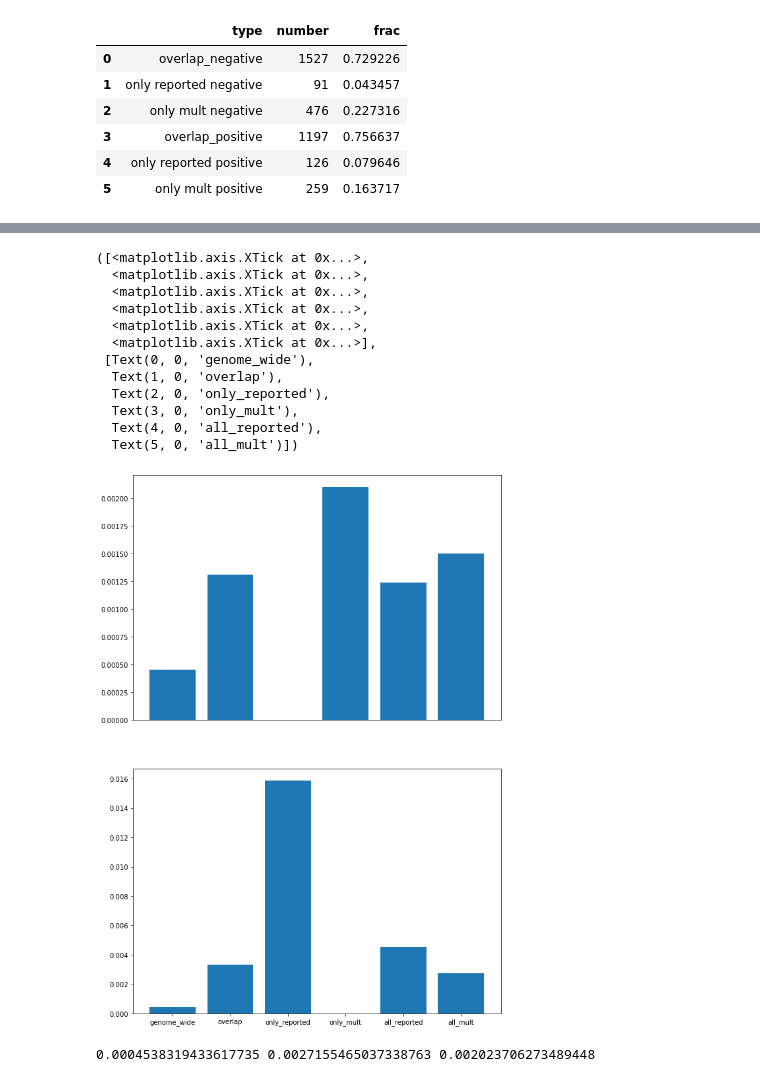
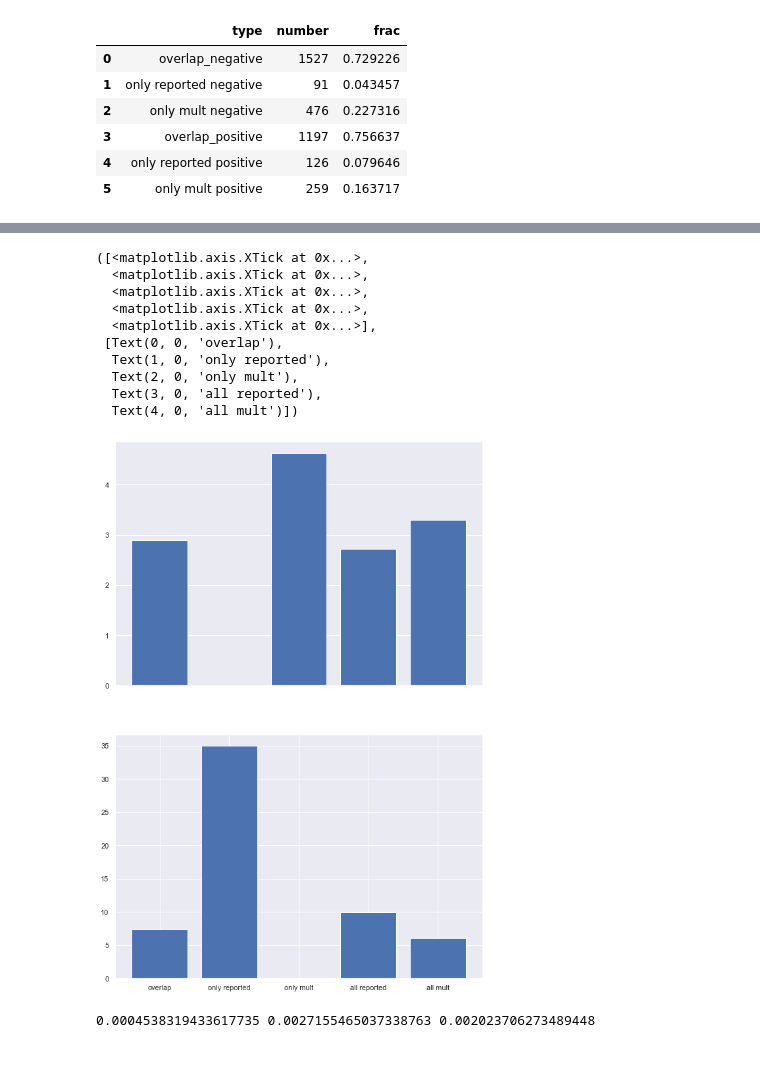
Before and after one commit to brian-arnold/epistasis_reanalysis, a Jupyter notebook: yeast_screens/Kuzmin2020.ipynb, the cells around one changed output, grey strips where cells are left out. Saved outputs shown, nothing was run; the diff lists cells and outputs as text; code cells hidden in the pictures.

Commit message:
enrichments reported as fold enrichments

```diff
--- a/yeast_screens/Kuzmin2020.ipynb
+++ b/yeast_screens/Kuzmin2020.ipynb
@@ -399,11 +399,22 @@ Phenotypic Suppression             8930
 3        85
 Name: num_physical_interactions, dtype: int64
 # %%
+def mk_barplot_single(genome_wide, overlap, only_reported, only_mult, all_reported, all_mult):
+    bars = ('overlap', 'only_reported', 'only_mult', 'all_reported', 'all_mult')
+    x_pos = np.arange(len(bars))
+    height = [overlap/genome_wide, only_reported/genome_wide, only_mult/genome_wide, all_reported/genome_wide, all_mult/genome_wide]
+    plt.bar(x_pos, height)
+    bars = ('overlap', 'only reported', 'only mult', 'all reported', 'all mult')
+    x_pos = np.arange(len(bars))
+    plt.xticks(x_pos, bars)
+    plt.ylabel("fold enrichment")
+    plt.xlabel("category")
+
 
 def mk_barplot(genome_wide, overlap, only_reported, only_mult, all_reported, all_mult, i):
-    bars = ('genome_wide', 'overlap', 'only_reported', 'only_mult', 'all_reported', 'all_mult')
+    bars = ('overlap', 'only_reported', 'only_mult', 'all_reported', 'all_mult')
     x_pos = np.arange(len(bars))
-    height = [genome_wide, overlap, only_reported, only_mult, all_reported, all_mult]
+    height = [overlap/genome_wide, only_reported/genome_wide, only_mult/genome_wide, all_reported/genome_wide, all_mult/genome_wide]
     axs[i].bar(x_pos, height)
     axs[i].xaxis.set_ticks([])
 
@@ -416,35 +427,34 @@ def mk_barplot_both_tails(genome_wide, all_reported, all_mult):
 # %%
 # functions to use to explore pbhysical interactions: fraction_physical_twoplus, fraction_physical_three
 fig, axs = plt.subplots(nrows=2, figsize=(10,15))
+sns.set(font_scale = 1)
 
 func = enrich.fraction_physical_three
 p = 0.05
 
 genome_wide = func(df)
 
 overlap, only_reported, only_mult, all_reported, all_mult = enrich.outlier_enrichment(df[df.pval < p], "negative", func, multiplicative, tau_mult_sig_val)
 mk_barplot(genome_wide['frac'], overlap['frac'], only_reported['frac'], only_mult['frac'], all_reported['frac'], all_mult['frac'], 0)
 
 overlap, only_reported, only_mult, all_reported, all_mult = enrich.outlier_enrichment(df[df.pval < p], "positive", func, multiplicative, tau_mult_sig_val)
 mk_barplot(genome_wide['frac'], overlap['frac'], only_reported['frac'], only_mult['frac'], all_reported['frac'], all_mult['frac'], 1)
 
-bars = ('genome_wide', 'overlap', 'only_reported', 'only_mult', 'all_reported', 'all_mult')
+bars = ('overlap', 'only reported', 'only mult', 'all reported', 'all mult')
 x_pos = np.arange(len(bars))
 plt.xticks(x_pos, bars)
 # %% [output]
 ([<matplotlib.axis.XTick at 0x...>,
   <matplotlib.axis.XTick at 0x...>,
   <matplotlib.axis.XTick at 0x...>,
   <matplotlib.axis.XTick at 0x...>,
-  <matplotlib.axis.XTick at 0x...>,
   <matplotlib.axis.XTick at 0x...>],
- [Text(0, 0, 'genome_wide'),
-  Text(1, 0, 'overlap'),
-  Text(2, 0, 'only_reported'),
-  Text(3, 0, 'only_mult'),
-  Text(4, 0, 'all_reported'),
-  Text(5, 0, 'all_mult')])
+ [Text(0, 0, 'overlap'),
+  Text(1, 0, 'only reported'),
+  Text(2, 0, 'only mult'),
+  Text(3, 0, 'all reported'),
+  Text(4, 0, 'all mult')])
-[figure, old version]
+[figure, new version]
 # %%
 # look at both tails together
 
```
Also changed, not shown: parts of 5 cells of this notebook.
